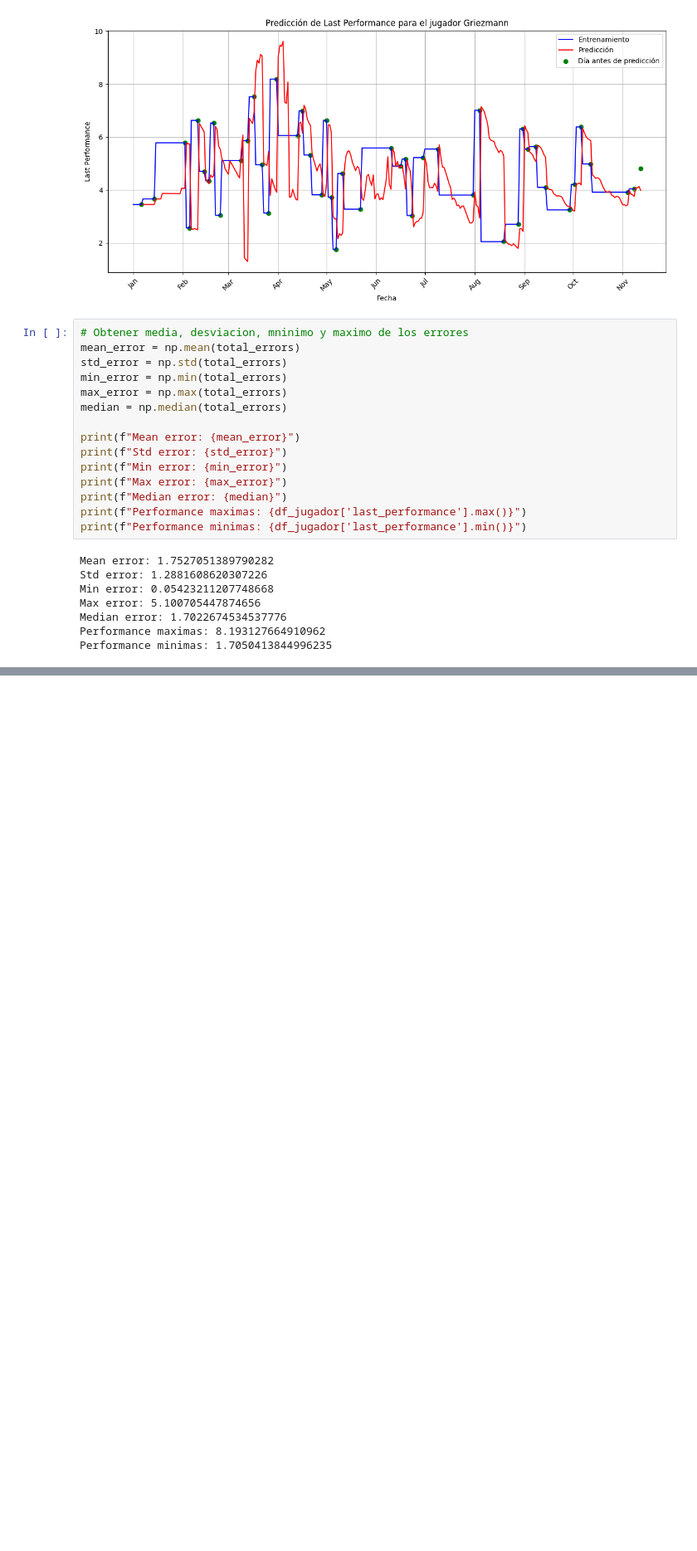
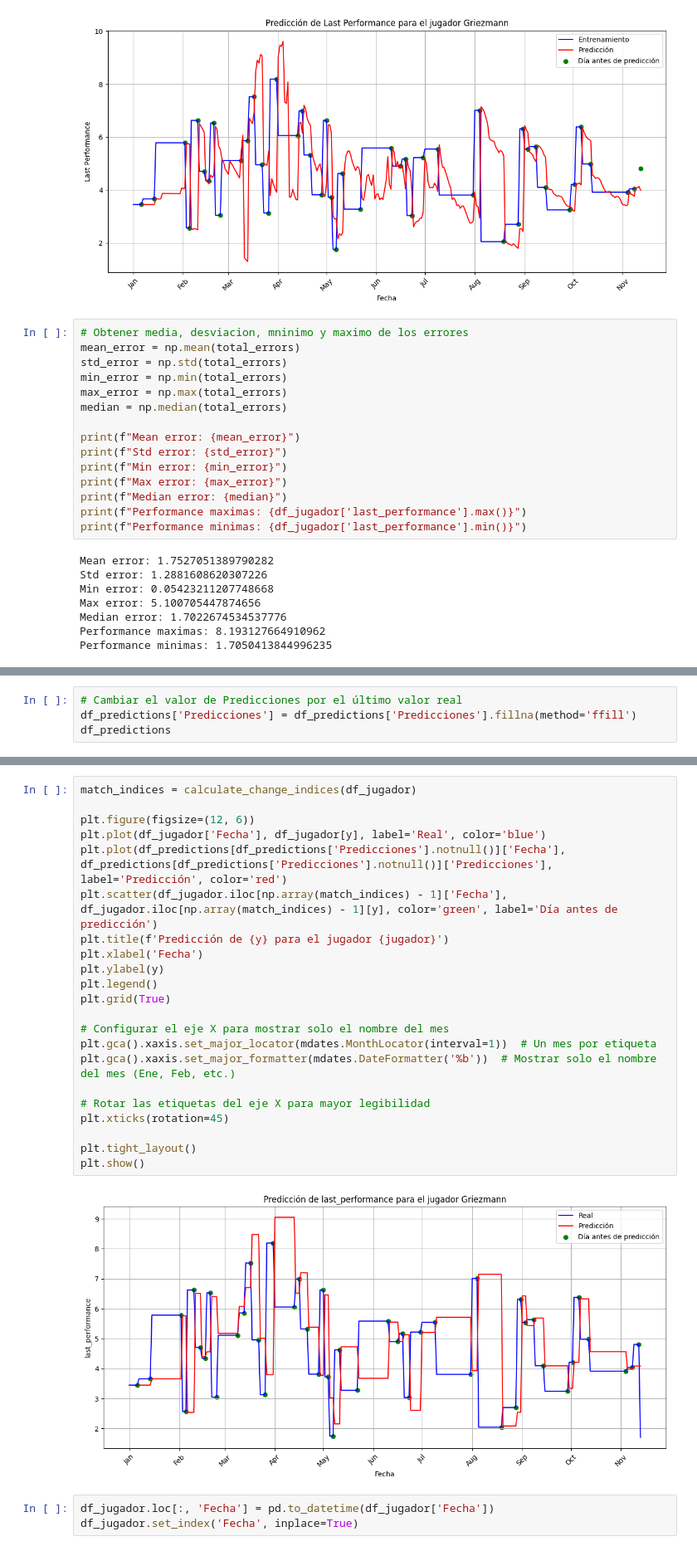
Before and after one commit to Santiagodiz/PlayerPulse, a Jupyter notebook: data/data_mining.ipynb, the cells around one changed output, grey strips where cells are left out. Shown at 83% size. Drawn from its saved outputs; the diff is of its cells as text; blank space fills up the shorter version.

```diff
--- a/data/data_mining.ipynb
+++ b/data/data_mining.ipynb
@@ -159,0 +333,4 @@ array([  5,  13,  32,  35,  40,  44,  47,  50,  54,  67,  71,  75,  80,
+# %%
+# Cambiar el valor de Predicciones por el último valor real
+df_predictions['Predicciones'] = df_predictions['Predicciones'].fillna(method='ffill')
+df_predictions
@@ -159,0 +351,27 @@ array([  5,  13,  32,  35,  40,  44,  47,  50,  54,  67,  71,  75,  80,
+# %%
+match_indices = calculate_change_indices(df_jugador)
+
+plt.figure(figsize=(12, 6))
+plt.plot(df_jugador['Fecha'], df_jugador[y], label='Real', color='blue')
+plt.plot(df_predictions[df_predictions['Predicciones'].notnull()]['Fecha'], df_predictions[df_predictions['Predicciones'].notnull()]['Predicciones'], label='Predicción', color='red')
+plt.scatter(df_jugador.iloc[np.array(match_indices) - 1]['Fecha'], df_jugador.iloc[np.array(match_indices) - 1][y], color='green', label='Día antes de predicción')
+plt.title(f'Predicción de {y} para el jugador {jugador}')
+plt.xlabel('Fecha')
+plt.ylabel(y)
+plt.legend()
+plt.grid(True)
+
+# Configurar el eje X para mostrar solo el nombre del mes
+plt.gca().xaxis.set_major_locator(mdates.MonthLocator(interval=1))  # Un mes por etiqueta
+plt.gca().xaxis.set_major_formatter(mdates.DateFormatter('%b'))  # Mostrar solo el nombre del mes (Ene, Feb, etc.)
+
+# Rotar las etiquetas del eje X para mayor legibilidad
+plt.xticks(rotation=45)
+
+plt.tight_layout()
+plt.show()
+# %% [output]
+[figure, added]
+# %%
+df_jugador.loc[:, 'Fecha'] = pd.to_datetime(df_jugador['Fecha'])
+df_jugador.set_index('Fecha', inplace=True)
```
Also changed, not shown: parts of 8 cells of this notebook.
